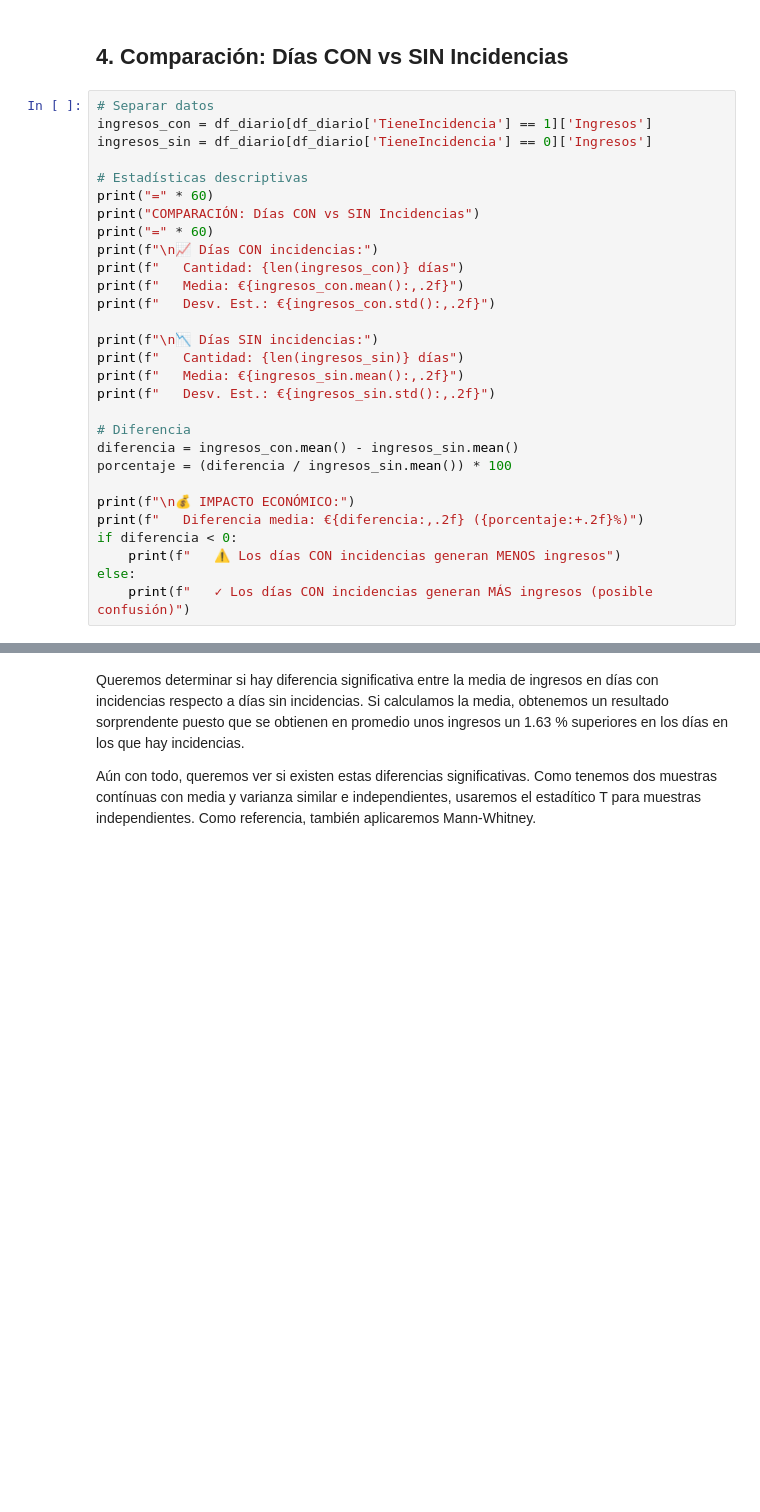
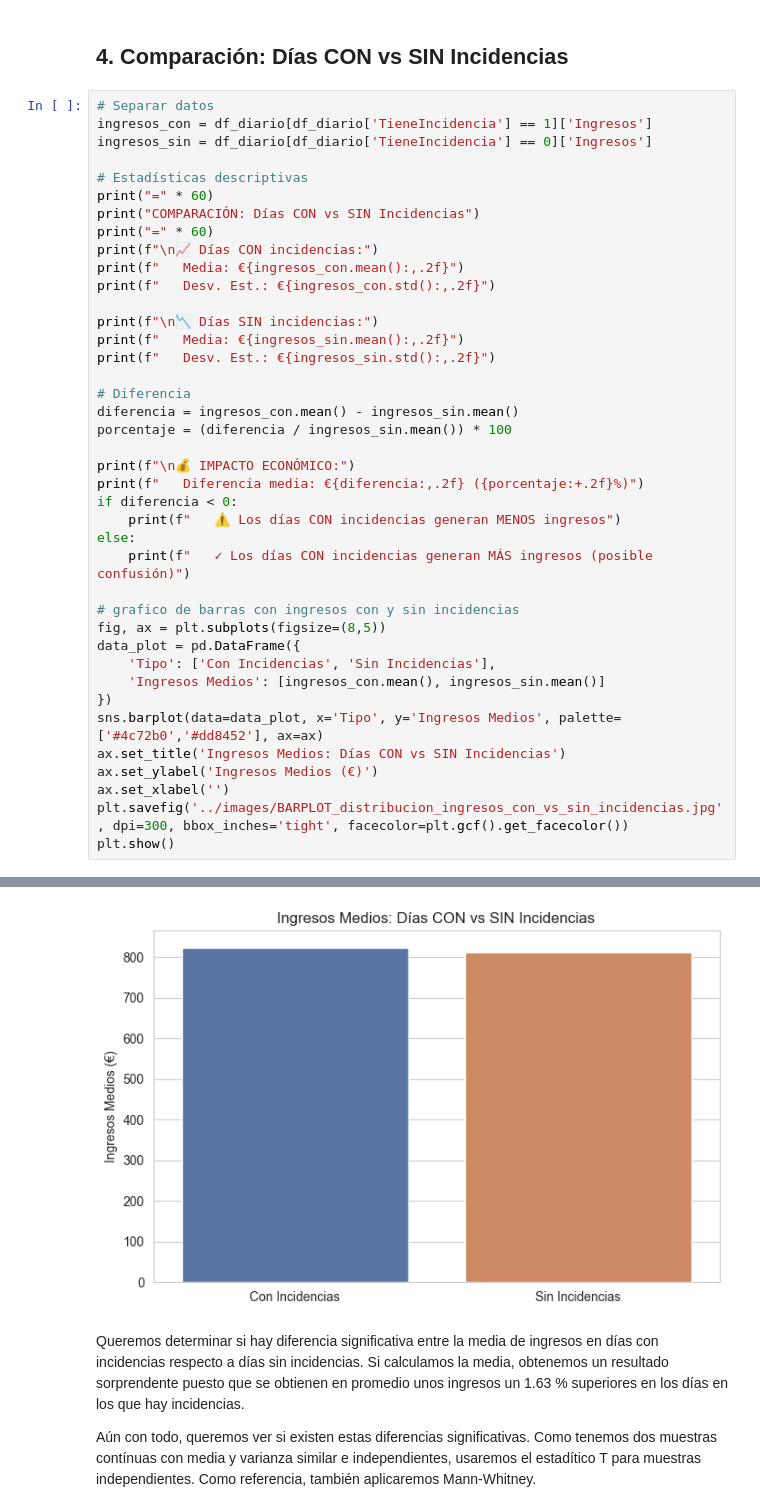
Before and after one commit to estevo97/Proyecto-Ventas-Incidencias, a Jupyter notebook: analysis/correlacion_impacto.ipynb, the cells around one changed output, grey strips where cells are left out. Drawn from its saved outputs; the diff is of its cells as text; blank space fills up the shorter version.

```diff
--- a/analysis/correlacion_impacto.ipynb
+++ b/analysis/correlacion_impacto.ipynb
@@ -187,12 +187,10 @@ print("=" * 60)
 print("COMPARACIÓN: Días CON vs SIN Incidencias")
 print("=" * 60)
 print(f"\n📈 Días CON incidencias:")
-print(f"   Cantidad: {len(ingresos_con)} días")
 print(f"   Media: €{ingresos_con.mean():,.2f}")
 print(f"   Desv. Est.: €{ingresos_con.std():,.2f}")
 
 print(f"\n📉 Días SIN incidencias:")
-print(f"   Cantidad: {len(ingresos_sin)} días")
 print(f"   Media: €{ingresos_sin.mean():,.2f}")
 print(f"   Desv. Est.: €{ingresos_sin.std():,.2f}")
 
@@ -206,6 +204,19 @@ if diferencia < 0:
     print(f"   ⚠️ Los días CON incidencias generan MENOS ingresos")
 else:
     print(f"   ✓ Los días CON incidencias generan MÁS ingresos (posible confusión)")
+
+# grafico de barras con ingresos con y sin incidencias
+fig, ax = plt.subplots(figsize=(8,5))
+data_plot = pd.DataFrame({
+    'Tipo': ['Con Incidencias', 'Sin Incidencias'],
+    'Ingresos Medios': [ingresos_con.mean(), ingresos_sin.mean()]
+})
+sns.barplot(data=data_plot, x='Tipo', y='Ingresos Medios', palette=['#4c72b0','#dd8452'], ax=ax)
+ax.set_title('Ingresos Medios: Días CON vs SIN Incidencias')
+ax.set_ylabel('Ingresos Medios (€)')
+ax.set_xlabel('')
+plt.savefig('../images/BARPLOT_distribucion_ingresos_con_vs_sin_incidencias.jpg', dpi=300, bbox_inches='tight', facecolor=plt.gcf().get_facecolor())
+plt.show()
 # %% [output]
 ============================================================
 COMPARACIÓN: Días CON vs SIN Incidencias
@@ -221,9 +230,10 @@ COMPARACIÓN: Días CON vs SIN Incidencias
    Media: €810.19
    Desv. Est.: €152.79
 
 💰 IMPACTO ECONÓMICO:
    Diferencia media: €13.18 (+1.63%)
    ✓ Los días CON incidencias generan MÁS ingresos (posible confusión)
+[figure, added]
 # %% [markdown]
 Queremos determinar si hay diferencia significativa entre la media de ingresos en días con incidencias respecto a días sin incidencias. Si calculamos la media, obtenemos un resultado sorprendente puesto que se obtienen en promedio unos ingresos un 1.63 % superiores en los días en los  que hay incidencias.
 
```
Also changed, not shown: parts of 1 cell of this notebook, 2 other files.
